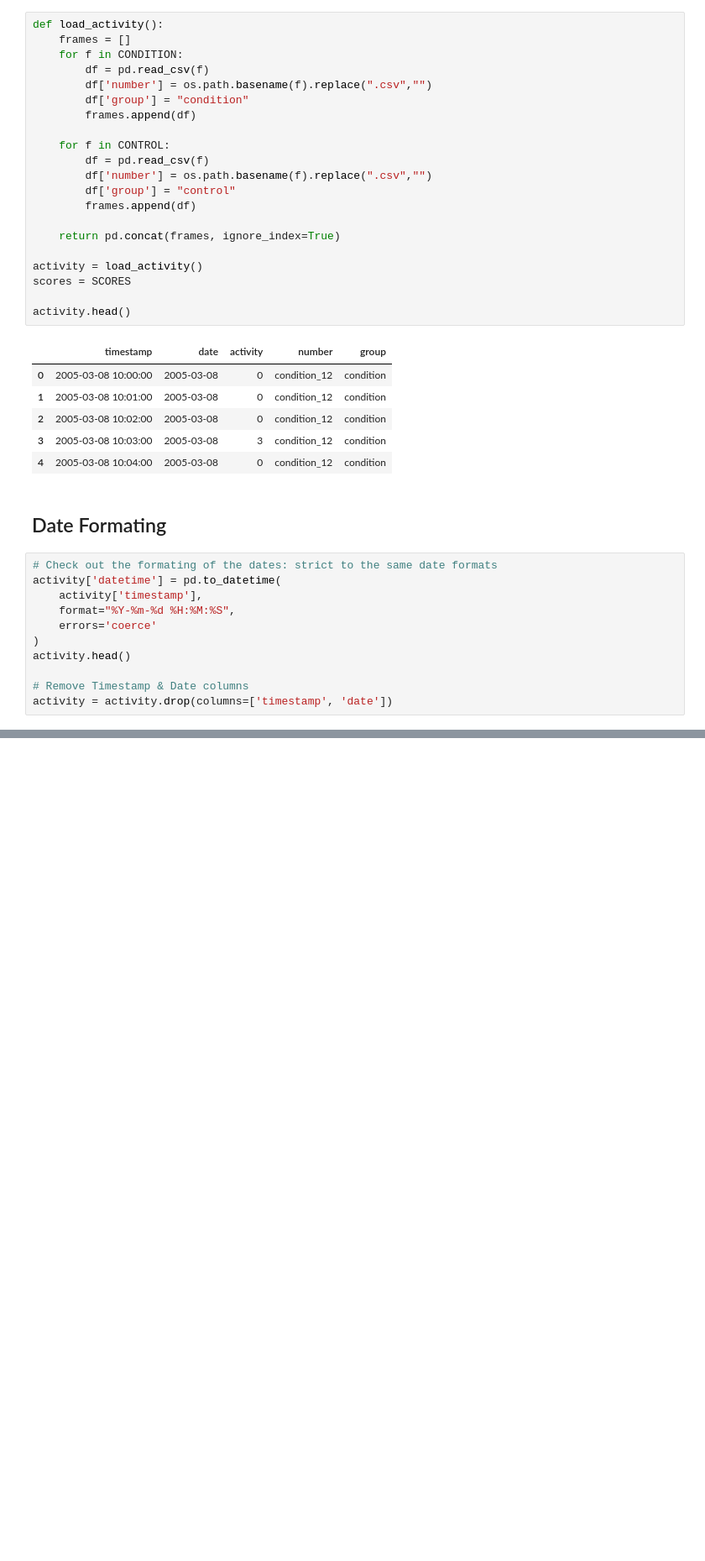
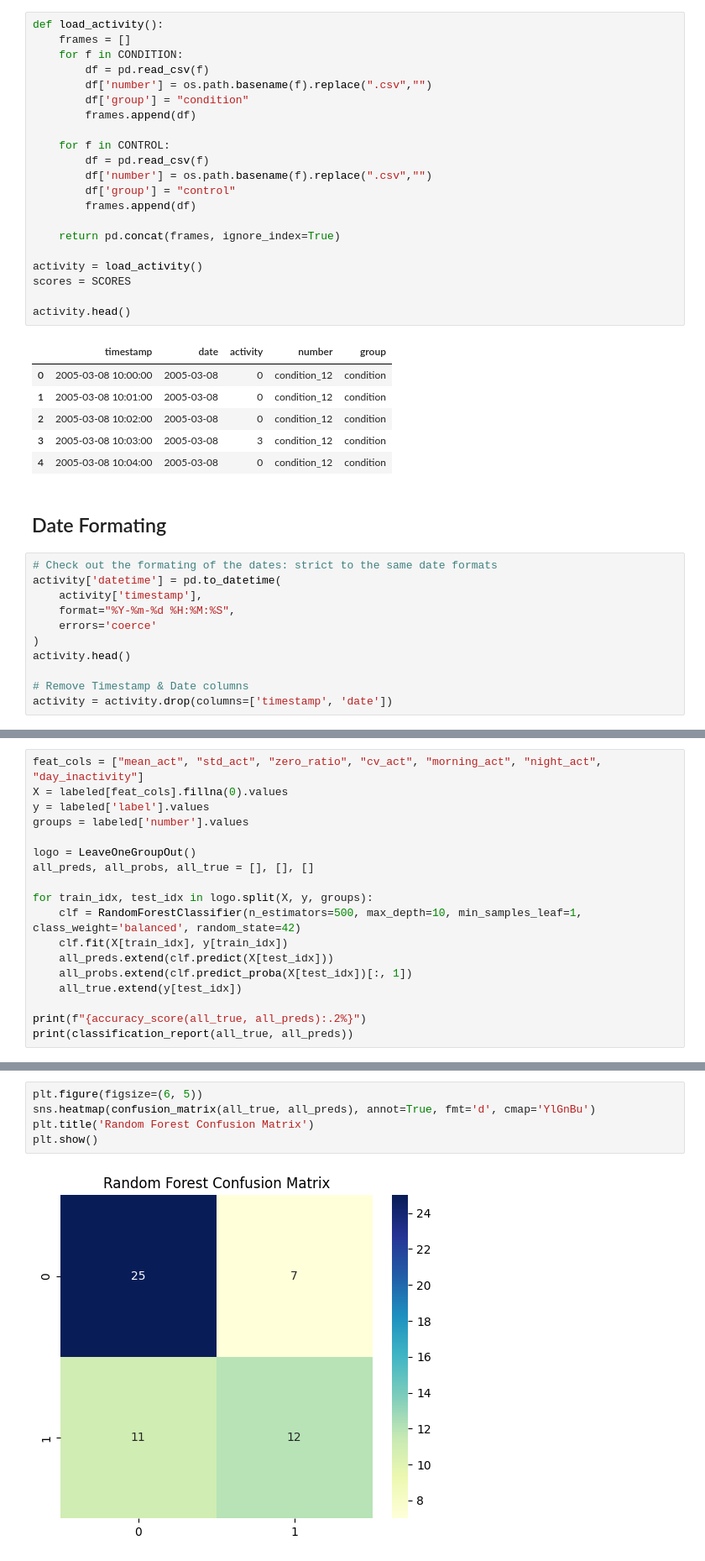
Before and after one commit to Razany98/Depresjon-Classification-Model, a Jupyter notebook: Depresjon_Classification_Model.ipynb, the cells around one changed output, grey strips where cells are left out. Shown at 84% size. Drawn from its saved outputs; the diff is of its cells as text; blank space fills up the shorter version.

```diff
--- a/Depresjon_Classification_Model.ipynb
+++ b/Depresjon_Classification_Model.ipynb
@@ -146,0 +200,18 @@ merged = cleaned.merge(scores, on="number", how="left")
+# %%
+feat_cols = ["mean_act", "std_act", "zero_ratio", "cv_act", "morning_act", "night_act", "day_inactivity"]
+X = labeled[feat_cols].fillna(0).values
+y = labeled['label'].values
+groups = labeled['number'].values
+
+logo = LeaveOneGroupOut()
+all_preds, all_probs, all_true = [], [], []
+
+for train_idx, test_idx in logo.split(X, y, groups):
+    clf = RandomForestClassifier(n_estimators=500, max_depth=10, min_samples_leaf=1, class_weight='balanced', random_state=42)
+    clf.fit(X[train_idx], y[train_idx])
+    all_preds.extend(clf.predict(X[test_idx]))
+    all_probs.extend(clf.predict_proba(X[test_idx])[:, 1])
+    all_true.extend(y[test_idx])
+
+print(f"{accuracy_score(all_true, all_preds):.2%}")
+print(classification_report(all_true, all_preds))
@@ -146,0 +228,7 @@ merged = cleaned.merge(scores, on="number", how="left")
+# %%
+plt.figure(figsize=(6, 5))
+sns.heatmap(confusion_matrix(all_true, all_preds), annot=True, fmt='d', cmap='YlGnBu')
+plt.title('Random Forest Confusion Matrix')
+plt.show()
+# %% [output]
+[figure, added]
```
Also changed, not shown: parts of 21 cells of this notebook.
